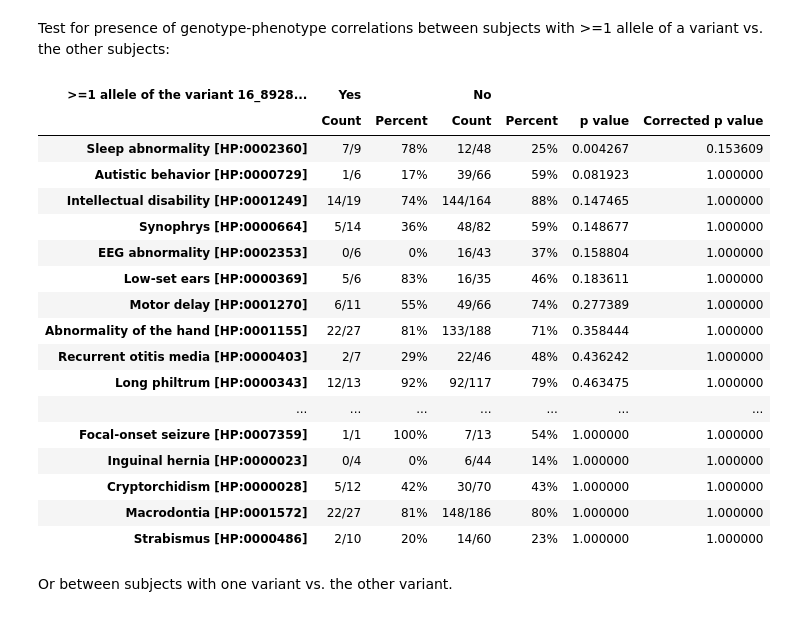
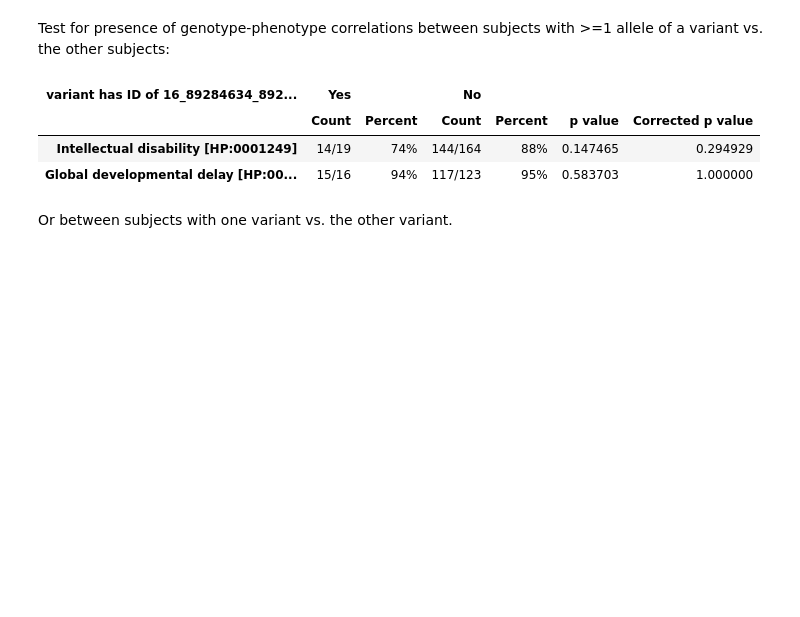
Before and after one commit to monarch-initiative/gpsea, a Jupyter notebook: notebooks/ANKRD11/KBG.ipynb, the cells around one changed output. Saved outputs shown, nothing was run; the diff lists cells and outputs as text; code cells hidden in the pictures; blank space fills up the shorter version.

```diff
--- a/notebooks/ANKRD11/KBG.ipynb
+++ b/notebooks/ANKRD11/KBG.ipynb
@@ -186,7 +187,7 @@ frameshift.summarize(hpo, PatientCategories.YES)
 # %%
 analysis_config = CohortAnalysisConfiguration()
 analysis_config.missing_implies_excluded = False
-analysis_config.min_perc_patients_w_hpo = 0.1
+analysis_config.min_perc_patients_w_hpo = 0.2
 terms_to_test = {"HP:0001249", "HP:0001263"} # Intellectual disability HP:0001249 and Global developmental delay HP:0001263
 analysis_config.specify_terms_strategy(specified_term_set=terms_to_test)
 analysis = configure_cohort_analysis(cohort, hpo, config=analysis_config)
@@ -219,27 +216,14 @@ Using heuristic sampler, 151 term(s) were omitted from statistical analysis.
 # %% [markdown]
 Test for presence of genotype-phenotype correlations between subjects with >=1 allele of a variant vs. the other subjects:
 # %%
-var_single = analysis.compare_by_variant_key('16_89284634_89284639_GTGTTT_G')
+variant_key_predicate = VariantPredicates.variant_key('16_89284634_89284639_GTGTTT_G')
+var_single = analysis.compare_hpo_vs_genotype(variant_key_predicate)
 var_single.summarize(hpo, PatientCategories.YES)
 # %% [output]
-| >=1 allele of the variant 16_8928... | Yes |  | No |  |  |  |
+| variant has ID of 16_89284634_892... | Yes |  | No |  |  |  |
 |  | Count | Percent | Count | Percent | p value | Corrected p value |
-| Sleep abnormality [HP:0002360] | 7/9 | 78% | 12/48 | 25% | 0.004267 | 0.153609 |
-| Autistic behavior [HP:0000729] | 1/6 | 17% | 39/66 | 59% | 0.081923 | 1.000000 |
-| Intellectual disability [HP:0001249] | 14/19 | 74% | 144/164 | 88% | 0.147465 | 1.000000 |
-| Synophrys [HP:0000664] | 5/14 | 36% | 48/82 | 59% | 0.148677 | 1.000000 |
-| EEG abnormality [HP:0002353] | 0/6 | 0% | 16/43 | 37% | 0.158804 | 1.000000 |
-| Low-set ears [HP:0000369] | 5/6 | 83% | 16/35 | 46% | 0.183611 | 1.000000 |
-| Motor delay [HP:0001270] | 6/11 | 55% | 49/66 | 74% | 0.277389 | 1.000000 |
-| Abnormality of the hand [HP:0001155] | 22/27 | 81% | 133/188 | 71% | 0.358444 | 1.000000 |
-| Recurrent otitis media [HP:0000403] | 2/7 | 29% | 22/46 | 48% | 0.436242 | 1.000000 |
-| Long philtrum [HP:0000343] | 12/13 | 92% | 92/117 | 79% | 0.463475 | 1.000000 |
-| ... | ... | ... | ... | ... | ... | ... |
-| Focal-onset seizure [HP:0007359] | 1/1 | 100% | 7/13 | 54% | 1.000000 | 1.000000 |
-| Inguinal hernia [HP:0000023] | 0/4 | 0% | 6/44 | 14% | 1.000000 | 1.000000 |
-| Cryptorchidism [HP:0000028] | 5/12 | 42% | 30/70 | 43% | 1.000000 | 1.000000 |
-| Macrodontia [HP:0001572] | 22/27 | 81% | 148/186 | 80% | 1.000000 | 1.000000 |
-| Strabismus [HP:0000486] | 2/10 | 20% | 14/60 | 23% | 1.000000 | 1.000000 |
+| Intellectual disability [HP:0001249] | 14/19 | 74% | 144/164 | 88% | 0.147465 | 0.294929 |
+| Global developmental delay [HP:00... | 15/16 | 94% | 117/123 | 95% | 0.583703 | 1.000000 |
 # %% [markdown]
 Or between subjects with one variant vs. the other variant.
 # %%
```
Also changed, not shown: parts of 12 cells of this notebook.
